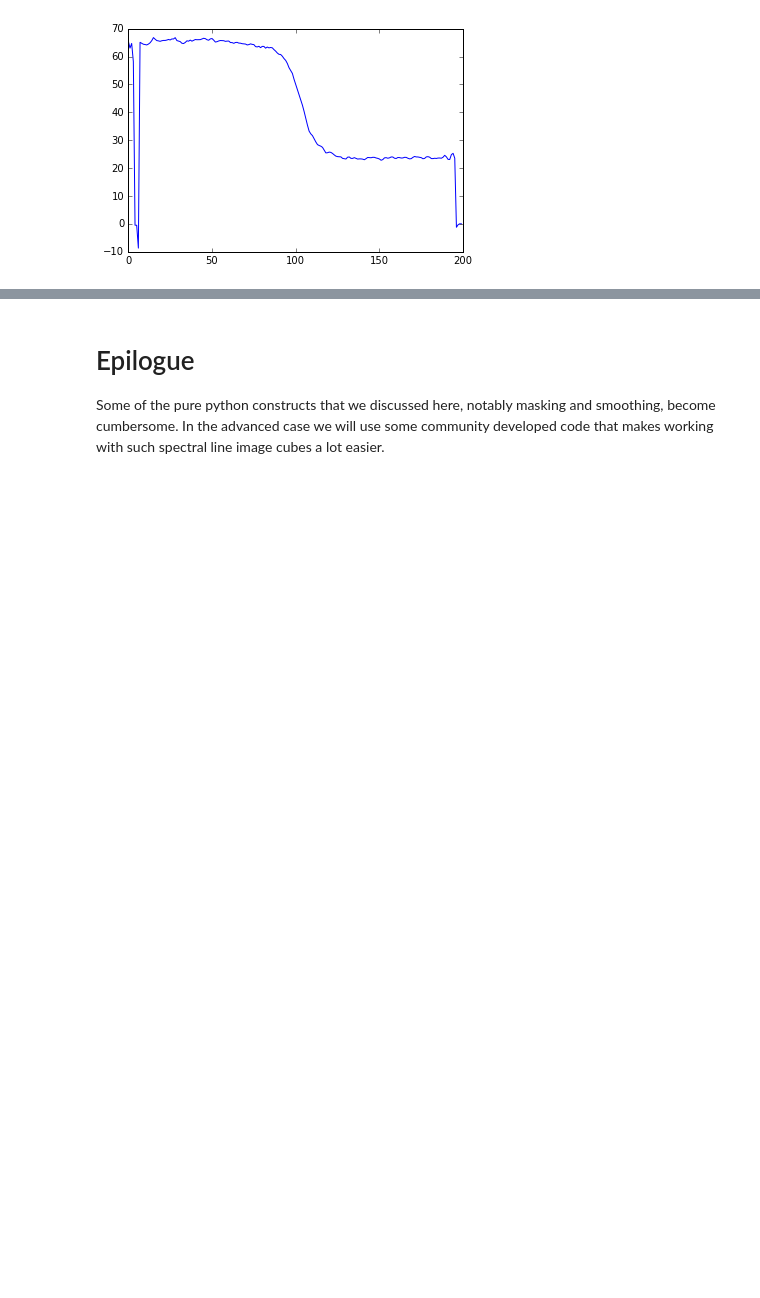
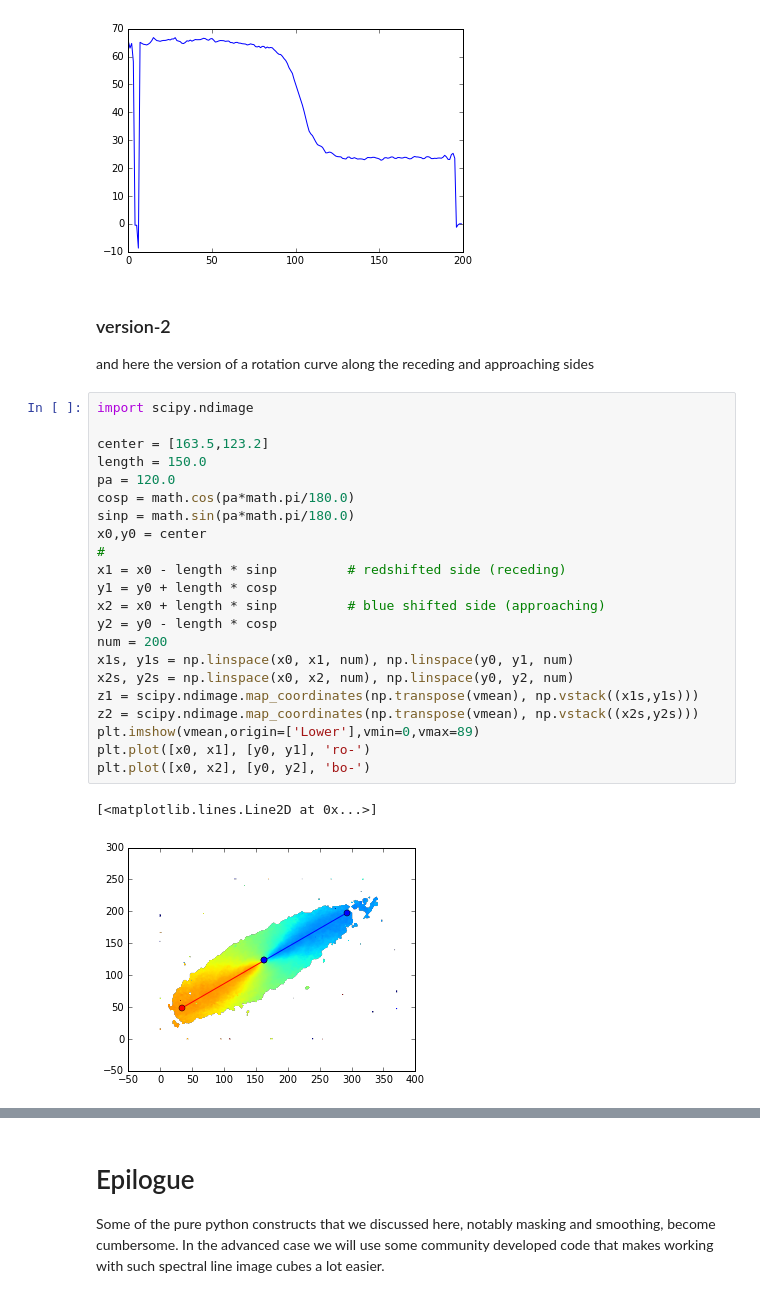
Before and after one commit to teuben/SLICA, a Jupyter notebook: notebooks/n6503-case1.ipynb, the cells around one changed output, grey strips where cells are left out. Drawn from its saved outputs; the diff is of its cells as text; blank space fills up the shorter version.

```diff
--- a/notebooks/n6503-case1.ipynb
+++ b/notebooks/n6503-case1.ipynb
@@ -280,3 +280,31 @@ plt.plot(zi)
 # %% [output]
 [<matplotlib.lines.Line2D at 0x...>]
 [figure]
+# %% [markdown]
+### version-2
+and here the version of a rotation curve along the receding and approaching sides
+# %%
+import scipy.ndimage
+
+center = [163.5,123.2]
+length = 150.0
+pa = 120.0
+cosp = math.cos(pa*math.pi/180.0)
+sinp = math.sin(pa*math.pi/180.0)
+x0,y0 = center
+#
+x1 = x0 - length * sinp         # redshifted side (receding)
+y1 = y0 + length * cosp
+x2 = x0 + length * sinp         # blue shifted side (approaching)
+y2 = y0 - length * cosp
+num = 200
+x1s, y1s = np.linspace(x0, x1, num), np.linspace(y0, y1, num)
+x2s, y2s = np.linspace(x0, x2, num), np.linspace(y0, y2, num)
+z1 = scipy.ndimage.map_coordinates(np.transpose(vmean), np.vstack((x1s,y1s)))
+z2 = scipy.ndimage.map_coordinates(np.transpose(vmean), np.vstack((x2s,y2s)))
+plt.imshow(vmean,origin=['Lower'],vmin=0,vmax=89)
+plt.plot([x0, x1], [y0, y1], 'ro-')
+plt.plot([x0, x2], [y0, y2], 'bo-')
+# %% [output]
+[<matplotlib.lines.Line2D at 0x...>]
+[figure, added]
```
Also changed, not shown: parts of 4 cells of this notebook.
